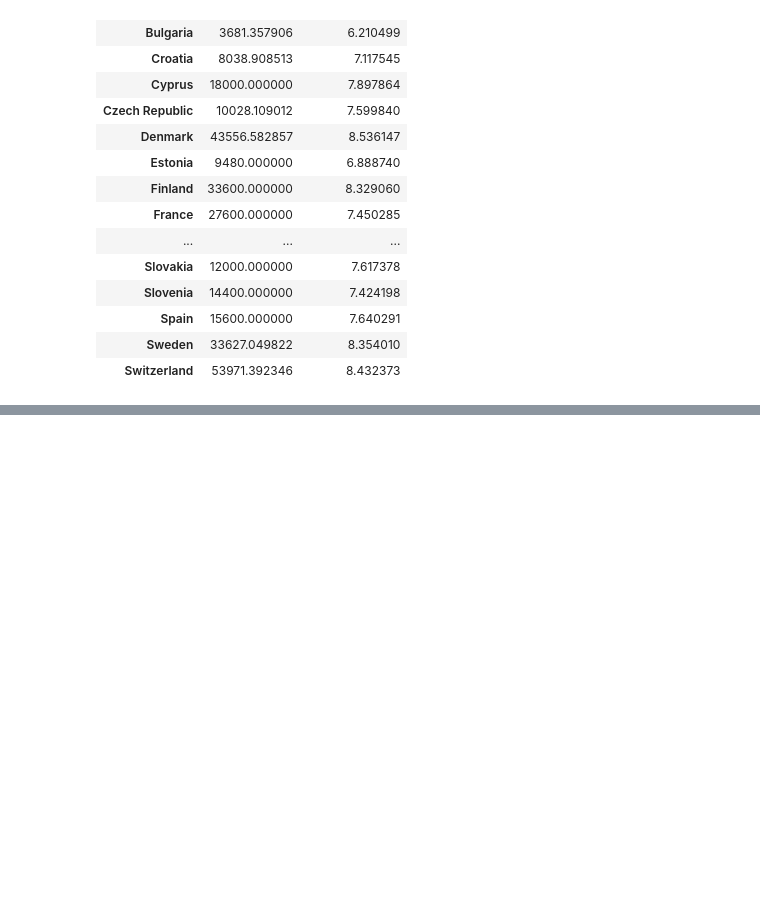
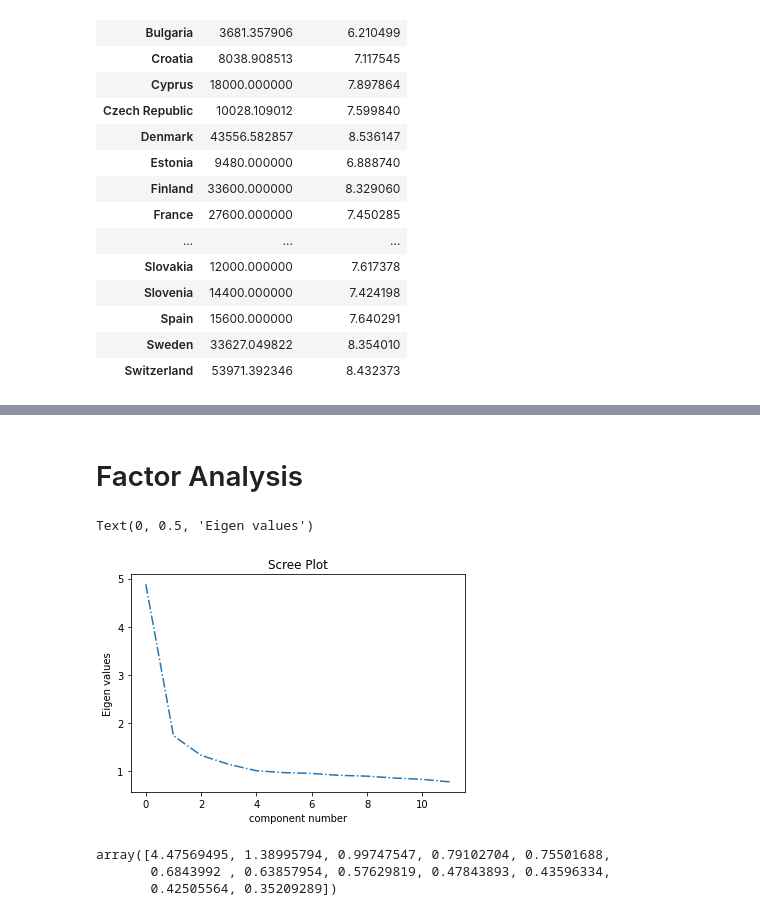
Before and after one commit to kiko1004/share_analysis, a Jupyter notebook: analysis.ipynb, the cells around one changed output, grey strips where cells are left out. Cells and saved outputs as stored; diff of their text form; code cells hidden in the pictures; blank space fills up the shorter version.

```diff
--- a/analysis.ipynb
+++ b/analysis.ipynb
@@ -180 +207,14 @@ es.dropna().plot.barh()
 [figure]
+# %%
+df = df.apply(
+    lambda x: x.apply(
+        lambda y: np.nan if (y == "Interpolated") else y
+
+    )
+)
+# %%
+df = df.dropna()
+# %%
+corr_df = df[['ac014_', 'ac015_', 'ac016_', 'ac017_', 'ac018_',
+              'ac019_', 'ac020_', 'ac021_', 'ac022_', 'ac023_',
+              'ac024_', 'ac025_']]
@@ -180,0 +281,2 @@ es.dropna().plot.barh()
+# %% [markdown]
+# Factor Analysis
@@ -180,0 +288,18 @@ es.dropna().plot.barh()
+# %%
+fa = FactorAnalyzer()
+fa.fit(corr_df)
+eigen_values, vectors = fa.get_eigenvalues()
+# %%
+plt.plot(vectors+1,'-.')
+plt.title('Scree Plot')
+plt.xlabel('component number')
+plt.ylabel('Eigen values')
+# %% [output]
+Text(0, 0.5, 'Eigen values')
+[figure, added]
+# %%
+eigen_values
+# %% [output]
+array([4.47569495, 1.38995794, 0.99747547, 0.79102704, 0.75501688,
+       0.6843992 , 0.63857954, 0.57629819, 0.47843893, 0.43596334,
+       0.42505564, 0.35209289])
```
Also changed, not shown: parts of 29 cells of this notebook.
